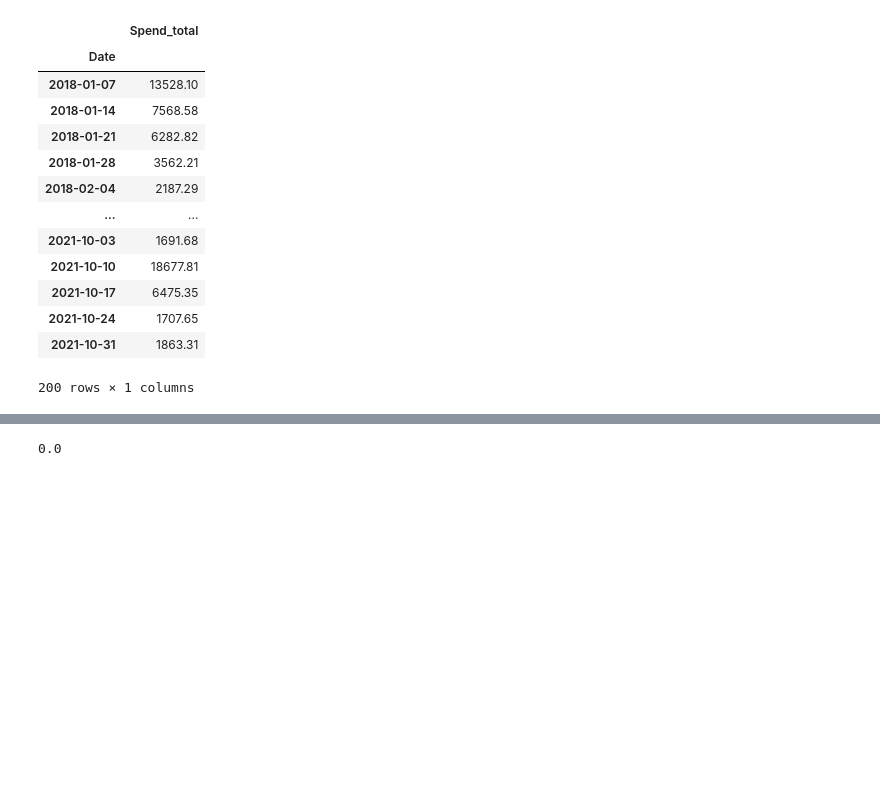
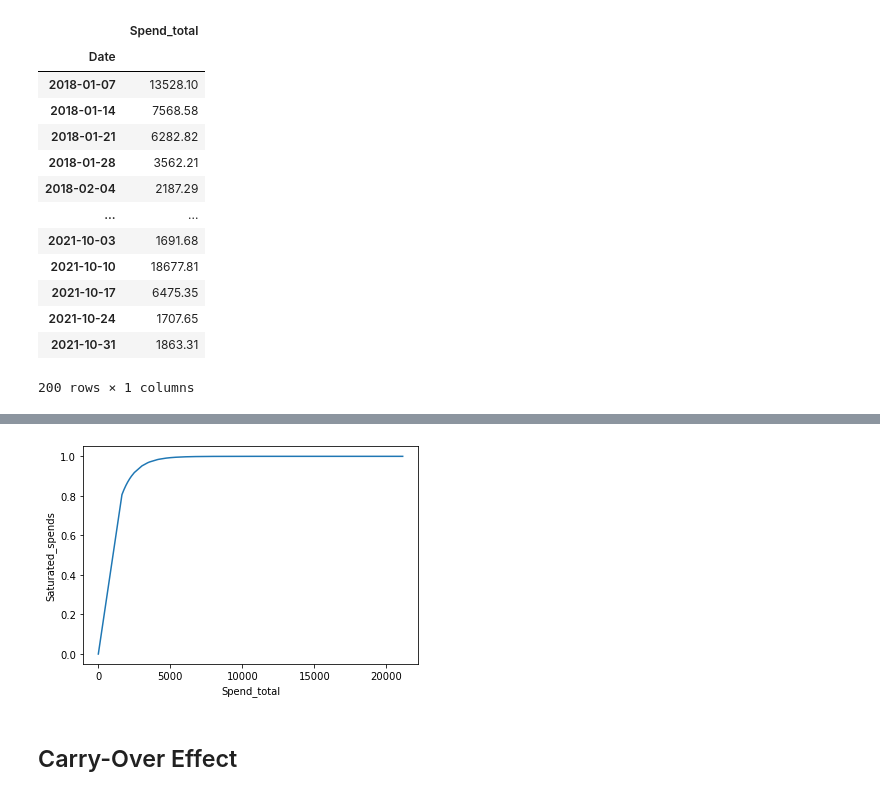
Before and after one commit to zander1268/marketing-mix-modeling, a Jupyter notebook: advanced_linear_regression.ipynb, the cells around one changed output, grey strips where cells are left out. Drawn from its saved outputs; the diff is of its cells as text; code cells hidden in the pictures; blank space fills up the shorter version.

```diff
--- a/advanced_linear_regression.ipynb
+++ b/advanced_linear_regression.ipynb
@@ -100,4 +81,0 @@ array([[1.],
-# %%
-np.exp(-1.*13528.10)
-# %% [output]
-0.0
@@ -105,0 +82,6 @@ np.exp()
+# %%
+sns.lineplot(x=spend_df["Spend_total"],y=spend_df["Saturated_spends"]);
+# %% [output]
+[figure, added]
+# %% [markdown]
+## Carry-Over Effect
```
Also changed, not shown: parts of 12 cells of this notebook.
